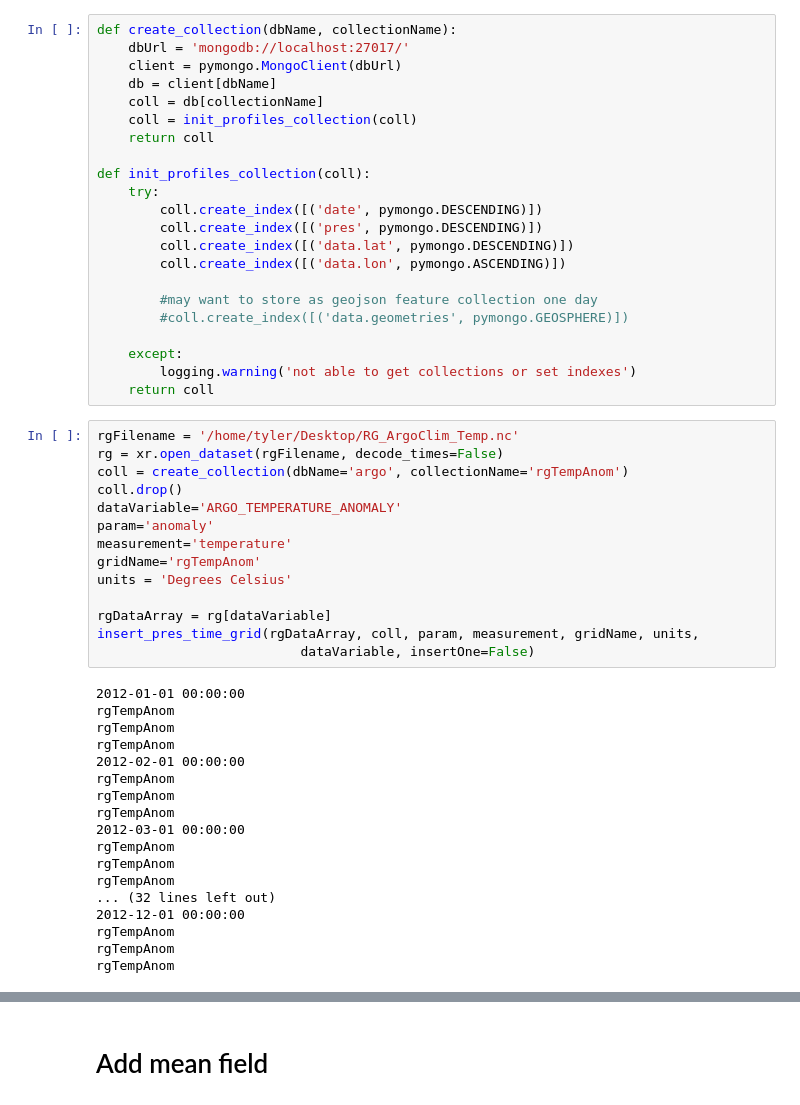
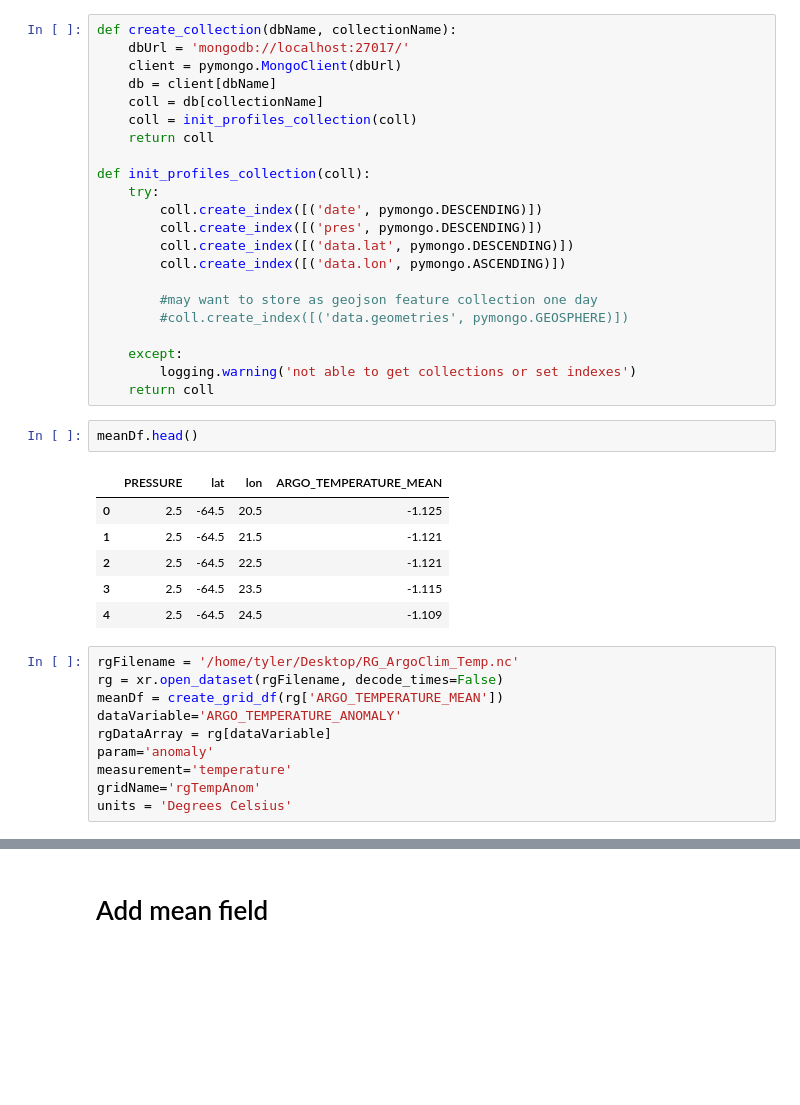
Before and after one commit to tylertucker202/argo-database, a Jupyter notebook: gridding/RG-to-db.ipynb, the cells around one changed output, grey strips where cells are left out. Cells and saved outputs as stored; diff of their text form; blank space fills up the shorter version.

```diff
--- a/gridding/RG-to-db.ipynb
+++ b/gridding/RG-to-db.ipynb
@@ -84,35 +91,22 @@ def init_profiles_collection(coll):
     except:
         logging.warning('not able to get collections or set indexes')
     return coll
+# %%
+meanDf.head()
+# %% [output]
+|  | PRESSURE | lat | lon | ARGO_TEMPERATURE_MEAN |
+| 0 | 2.5 | -64.5 | 20.5 | -1.125 |
+| 1 | 2.5 | -64.5 | 21.5 | -1.121 |
+| 2 | 2.5 | -64.5 | 22.5 | -1.121 |
+| 3 | 2.5 | -64.5 | 23.5 | -1.115 |
+| 4 | 2.5 | -64.5 | 24.5 | -1.109 |
 # %%
 rgFilename = '/home/tyler/Desktop/RG_ArgoClim_Temp.nc'
 rg = xr.open_dataset(rgFilename, decode_times=False)
-coll = create_collection(dbName='argo', collectionName='rgTempAnom')
-coll.drop()
+meanDf = create_grid_df(rg['ARGO_TEMPERATURE_MEAN'])
 dataVariable='ARGO_TEMPERATURE_ANOMALY'
+rgDataArray = rg[dataVariable]
 param='anomaly'
 measurement='temperature'
 gridName='rgTempAnom'
 units = 'Degrees Celsius'
-
-rgDataArray = rg[dataVariable]
-insert_pres_time_grid(rgDataArray, coll, param, measurement, gridName, units,
-                          dataVariable, insertOne=False)
-# %% [output]
-2012-01-01 00:00:00
-rgTempAnom
-rgTempAnom
-rgTempAnom
-2012-02-01 00:00:00
-rgTempAnom
-rgTempAnom
-rgTempAnom
-2012-03-01 00:00:00
-rgTempAnom
-rgTempAnom
-rgTempAnom
-... (32 lines left out)
-2012-12-01 00:00:00
-rgTempAnom
-rgTempAnom
-rgTempAnom
```
Also changed, not shown: parts of 22 cells of this notebook, 21 other files.
